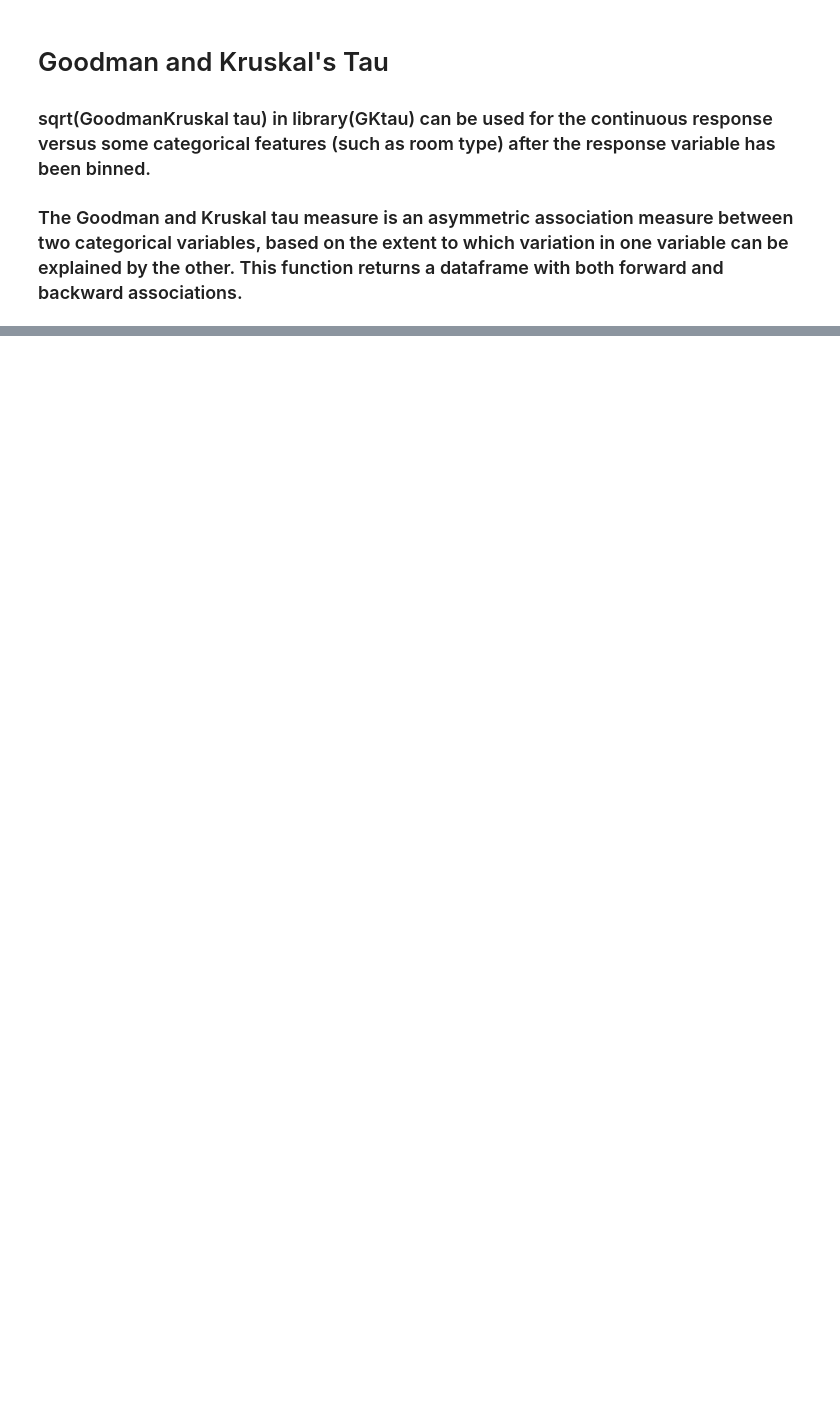
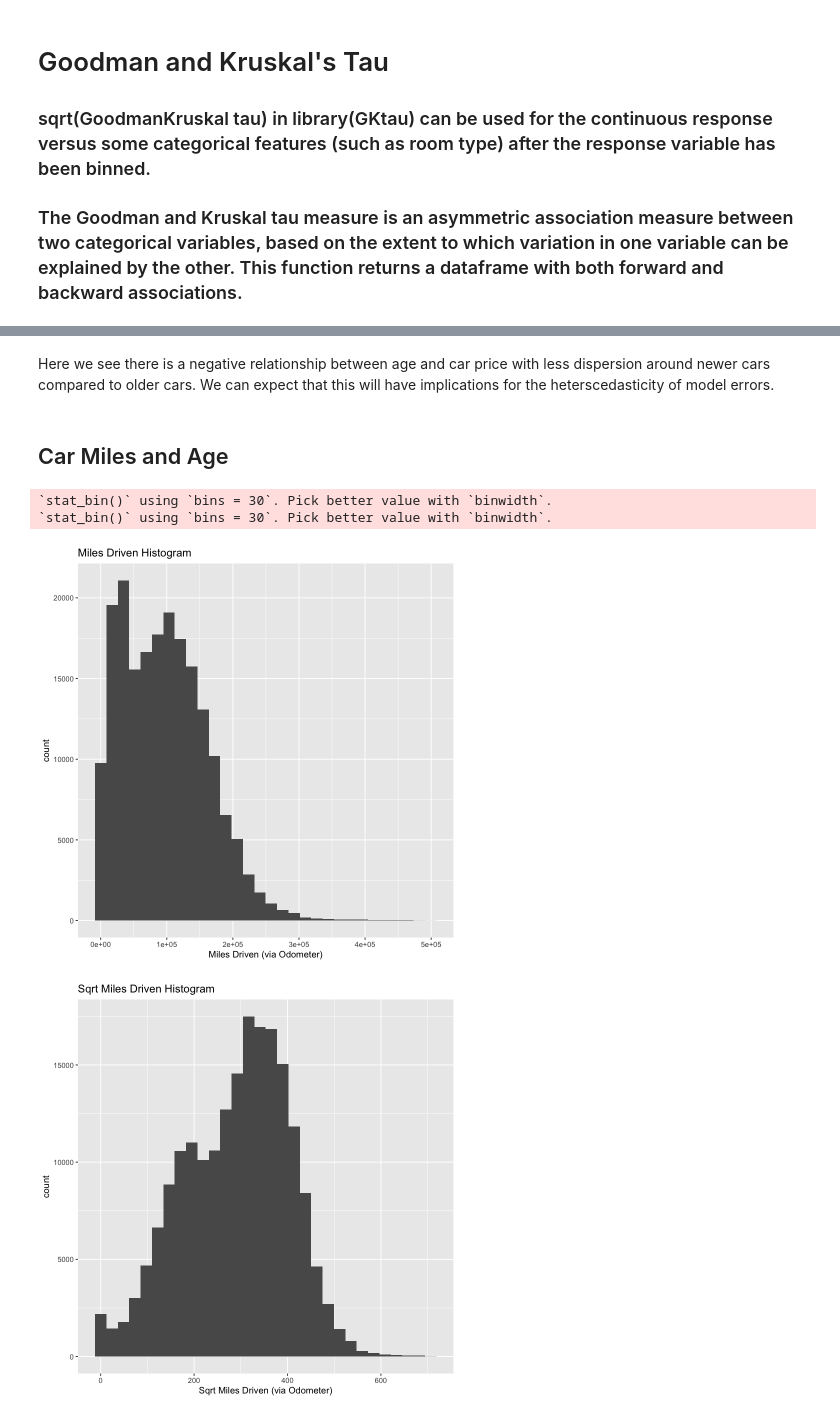
Before and after one commit to SorenRajani/STAT_447B_Project, a Jupyter notebook: 03b-vehicles-wrangle.ipynb, the cells around one changed output, grey strips where cells are left out. Drawn from its saved outputs; the diff is of its cells as text; code cells hidden in the pictures; blank space fills up the shorter version.

```diff
--- a/03b-vehicles-wrangle.ipynb
+++ b/03b-vehicles-wrangle.ipynb
@@ -252,0 +204,12 @@ A grouped_df: 6 × 2
+# %% [markdown]
+Here we see there is a negative relationship between age and car price with less dispersion around newer cars compared to older cars. We can expect that this will have implications for the heterscedasticity of model errors.
+# %% [markdown]
+## Car Miles and Age
+# %%
+ggplot(data = trainVehicles,aes(x = odometer)) + geom_histogram() + labs(x = 'Miles Driven (via Odometer)', title = 'Miles Driven Histogram')
+ggplot(data = trainVehicles,aes(x = sqrt(odometer))) + geom_histogram() + labs(x = 'Sqrt Miles Driven (via Odometer)', title = 'Sqrt Miles Driven Histogram')
+# %% [output]
+`stat_bin()` using `bins = 30`. Pick better value with `binwidth`.
+`stat_bin()` using `bins = 30`. Pick better value with `binwidth`.
+[figure, added]
+[figure, added]
```
Also changed, not shown: parts of 12 cells of this notebook.
